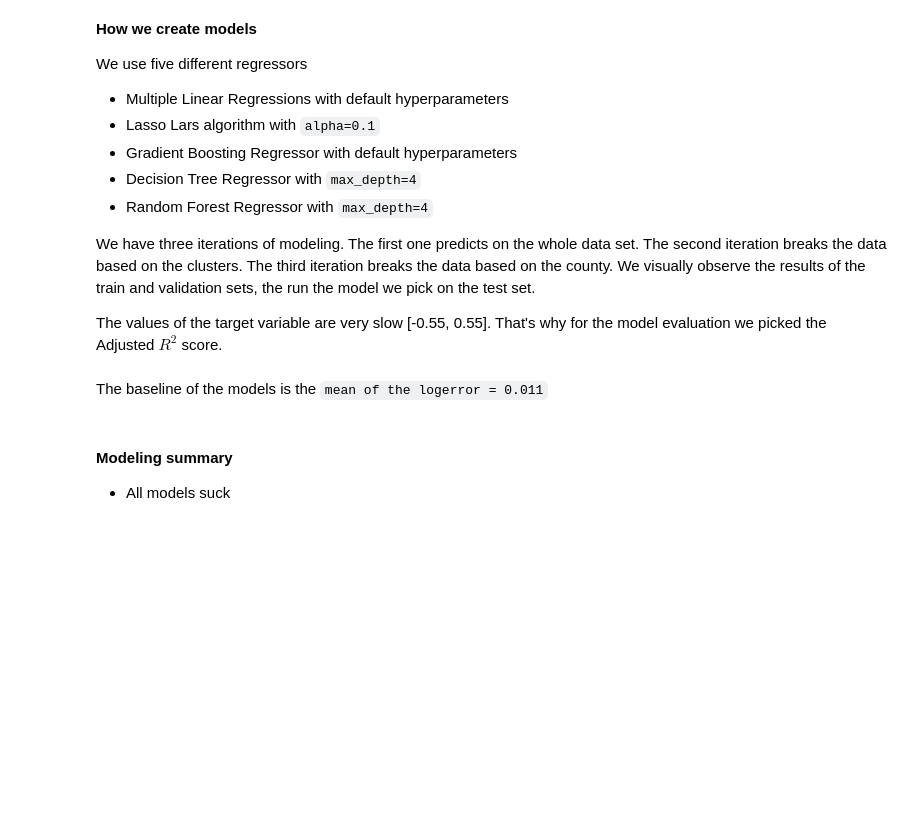
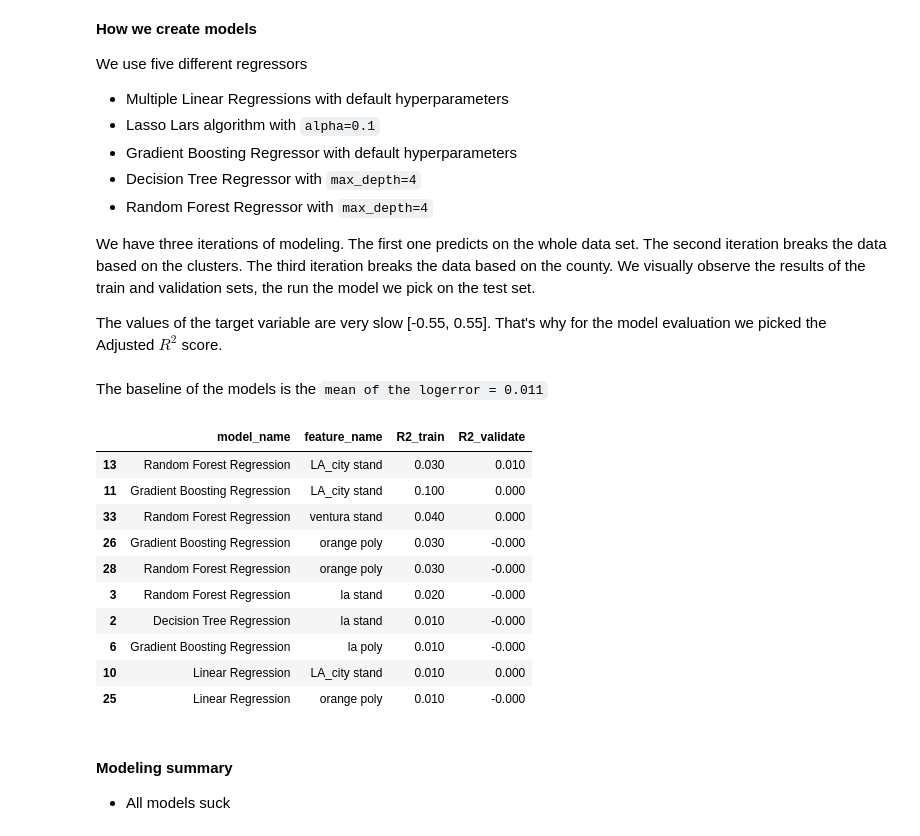
Before and after one commit to codeup-nadia-chris/clustering-project, a Jupyter notebook: presentation_notebook.ipynb, the cells around one changed output. Saved outputs shown, nothing was run; the diff lists cells and outputs as text; code cells hidden in the pictures; blank space fills up the shorter version.

````diff
--- a/presentation_notebook.ipynb
+++ b/presentation_notebook.ipynb
@@ -322,6 +336,20 @@ We have three iterations of modeling. The first one predicts on the whole data s
 The values of the target variable are very slow [-0.55, 0.55]. That's why for the model evaluation we picked the Adjusted $R^2$ score.
 # %% [markdown]
 The baseline of the models is the ```mean of the logerror = 0.011```
+# %%
+mo.get_counties_scores()
+# %% [output]
+|  | model_name | feature_name | R2_train | R2_validate |
+| 13 | Random Forest Regression | LA_city stand | 0.030 | 0.010 |
+| 11 | Gradient Boosting Regression | LA_city stand | 0.100 | 0.000 |
+| 33 | Random Forest Regression | ventura stand | 0.040 | 0.000 |
+| 26 | Gradient Boosting Regression | orange poly | 0.030 | -0.000 |
+| 28 | Random Forest Regression | orange poly | 0.030 | -0.000 |
+| 3 | Random Forest Regression | la stand | 0.020 | -0.000 |
+| 2 | Decision Tree Regression | la stand | 0.010 | -0.000 |
+| 6 | Gradient Boosting Regression | la poly | 0.010 | -0.000 |
+| 10 | Linear Regression | LA_city stand | 0.010 | 0.000 |
+| 25 | Linear Regression | orange poly | 0.010 | -0.000 |
 # %% [markdown]
 #### Modeling summary
 - All models suck
````
Also changed, not shown: parts of 7 cells of this notebook.
